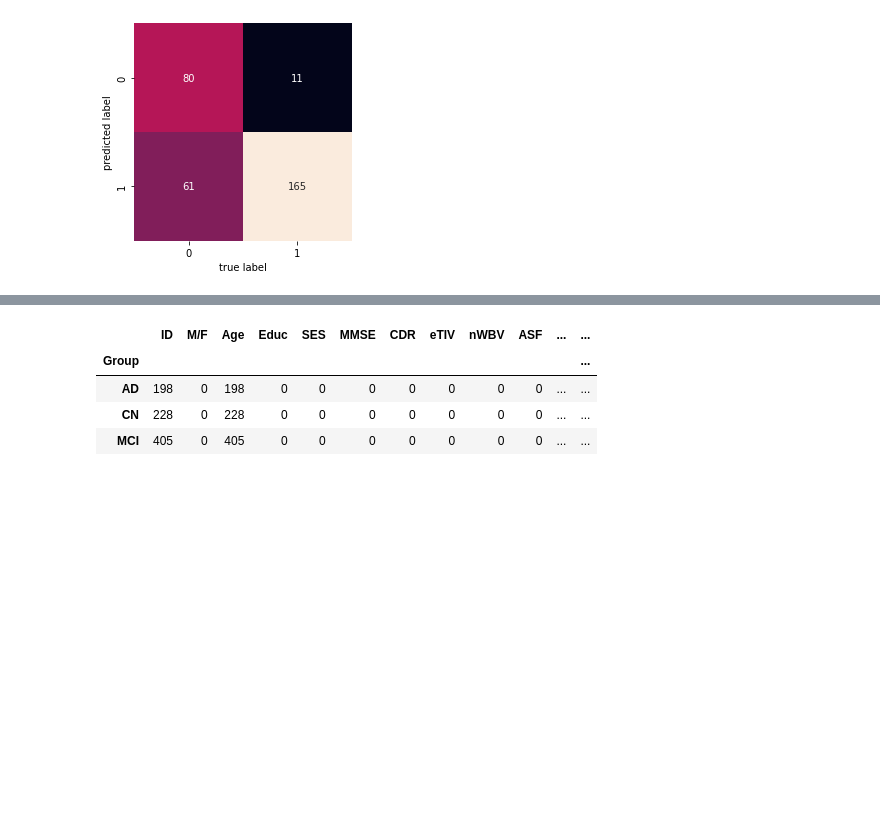
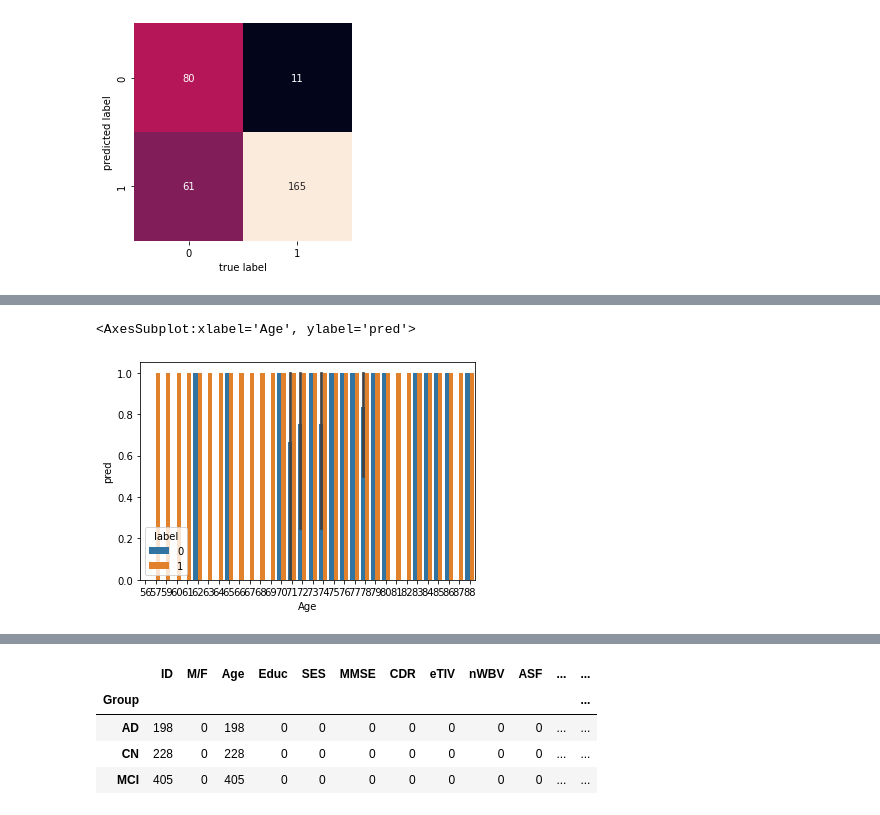
Before and after one commit to tamap94/ds-capstone-alzheimers-, a Jupyter notebook: modelling/Dennis_Ensemble.ipynb, the cells around one changed output, grey strips where cells are left out. Saved outputs shown, nothing was run; the diff lists cells and outputs as text; code cells hidden in the pictures; blank space fills up the shorter version.

```diff
--- a/modelling/Dennis_Ensemble.ipynb
+++ b/modelling/Dennis_Ensemble.ipynb
@@ -114 +136,6 @@ dff = pd.concat([pd.merge(df_o_test, df_o), pd.merge(df_a_test, df_a)])
+# %%
+sns.barplot(data=dffa, x='Age', y='pred', hue='label')
+# %% [output]
+<AxesSubplot:xlabel='Age', ylabel='pred'>
+[figure, added]
 # %%
```
Also changed, not shown: parts of 29 cells of this notebook, 6 other files.
